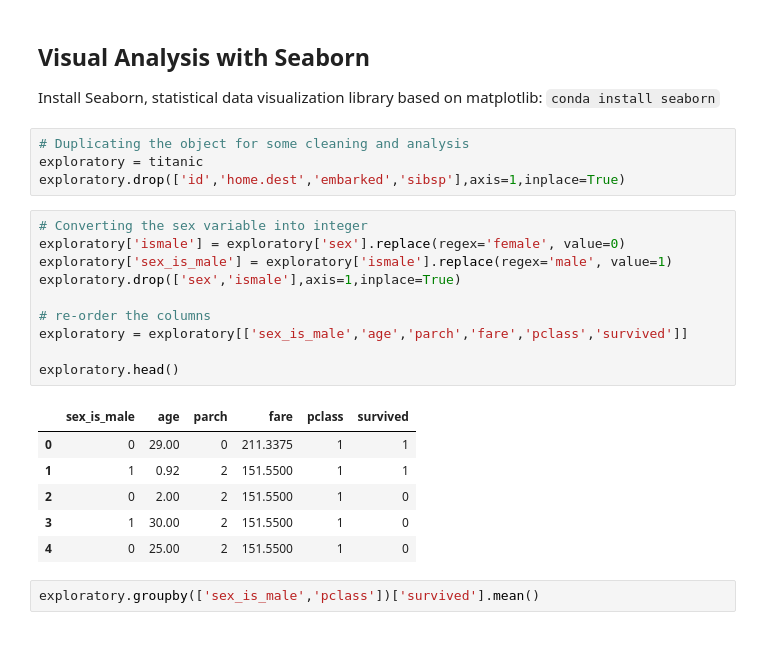
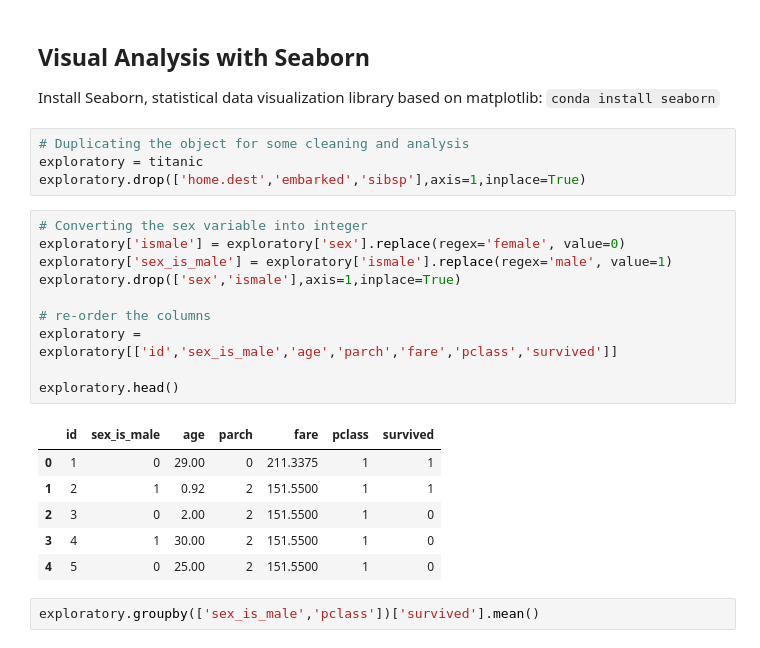
Before and after one commit to antoinedme/titanic-dataset-ml, a Jupyter notebook: Titanic-MachineLearning.ipynb, the cells around one changed output. Drawn from its saved outputs; the diff is of its cells as text.

```diff
--- a/Titanic-MachineLearning.ipynb
+++ b/Titanic-MachineLearning.ipynb
@@ -111,24 +111,24 @@
 # %%
 # Duplicating the object for some cleaning and analysis
 exploratory = titanic
-exploratory.drop(['id','home.dest','embarked','sibsp'],axis=1,inplace=True)
+exploratory.drop(['home.dest','embarked','sibsp'],axis=1,inplace=True)
 # %%
 # Converting the sex variable into integer
 exploratory['ismale'] = exploratory['sex'].replace(regex='female', value=0)
 exploratory['sex_is_male'] = exploratory['ismale'].replace(regex='male', value=1)
 exploratory.drop(['sex','ismale'],axis=1,inplace=True)
 
 # re-order the columns
-exploratory = exploratory[['sex_is_male','age','parch','fare','pclass','survived']]
+exploratory = exploratory[['id','sex_is_male','age','parch','fare','pclass','survived']]
 
 exploratory.head()
 # %% [output]
-|  | sex_is_male | age | parch | fare | pclass | survived |
-| 0 | 0 | 29.00 | 0 | 211.3375 | 1 | 1 |
-| 1 | 1 | 0.92 | 2 | 151.5500 | 1 | 1 |
-| 2 | 0 | 2.00 | 2 | 151.5500 | 1 | 0 |
-| 3 | 1 | 30.00 | 2 | 151.5500 | 1 | 0 |
-| 4 | 0 | 25.00 | 2 | 151.5500 | 1 | 0 |
+|  | id | sex_is_male | age | parch | fare | pclass | survived |
+| 0 | 1 | 0 | 29.00 | 0 | 211.3375 | 1 | 1 |
+| 1 | 2 | 1 | 0.92 | 2 | 151.5500 | 1 | 1 |
+| 2 | 3 | 0 | 2.00 | 2 | 151.5500 | 1 | 0 |
+| 3 | 4 | 1 | 30.00 | 2 | 151.5500 | 1 | 0 |
+| 4 | 5 | 0 | 25.00 | 2 | 151.5500 | 1 | 0 |
 # %%
 exploratory.groupby(['sex_is_male','pclass'])['survived'].mean()
 # %% [output]
```
Also changed, not shown: parts of 14 cells of this notebook.
